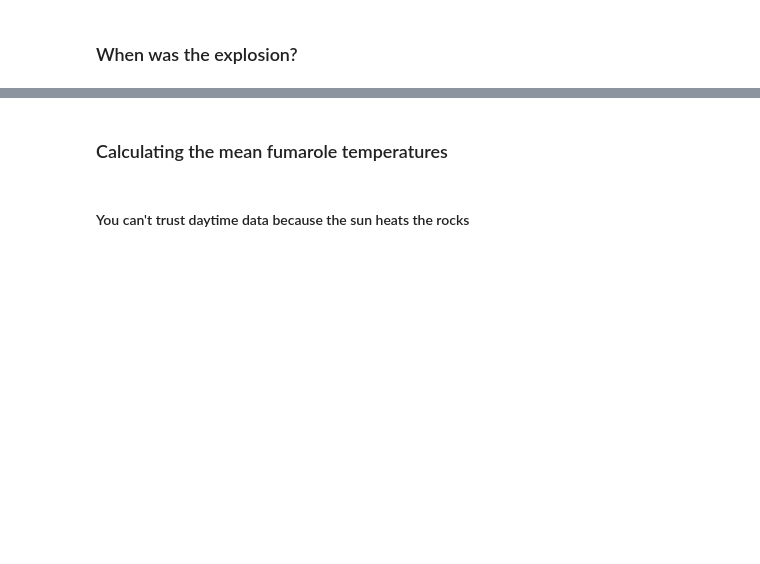
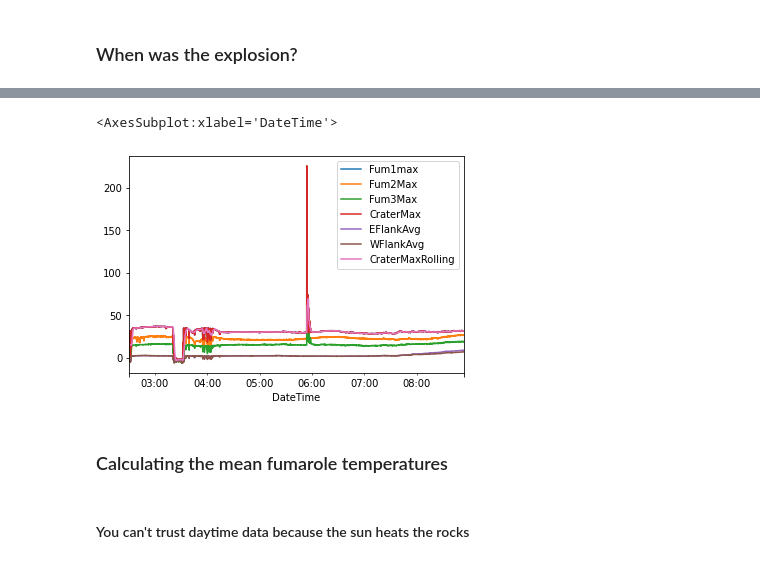
Before and after one commit to volcan01010/python4geoscientists, a Jupyter notebook: 2_time_series_data.ipynb, the cells around one changed output, grey strips where cells are left out. Saved outputs shown, nothing was run; the diff lists cells and outputs as text; code cells hidden in the pictures; blank space fills up the shorter version.

```diff
--- a/2_time_series_data.ipynb
+++ b/2_time_series_data.ipynb
@@ -114,8 +192,10 @@ explosion_time[0]  # Extract the first (only) value
 # %%
-#  Add a column for the 2-minute rolling mean of the CraterMax temperature
-rolling_mean = infraredData.rolling(center=False, window=24)  # 24 x 5 second intervals
-infraredData['CraterMaxRolling'] = rolling_mean['CraterMax']
+#  Add a column for the 2-minute rolling mean of the CraterMax temperature (24 x 5 second intervals)
+infraredData['CraterMaxRolling'] = infraredData['CraterMax'].rolling(window=24).mean()
 infraredData.plot()
+# %% [output]
+<AxesSubplot:xlabel='DateTime'>
+[figure, added]
 # %% [markdown]
 ### Calculating the mean fumarole temperatures
 # %% [markdown]
```
Also changed, not shown: parts of 22 cells of this notebook, 3 other files.
